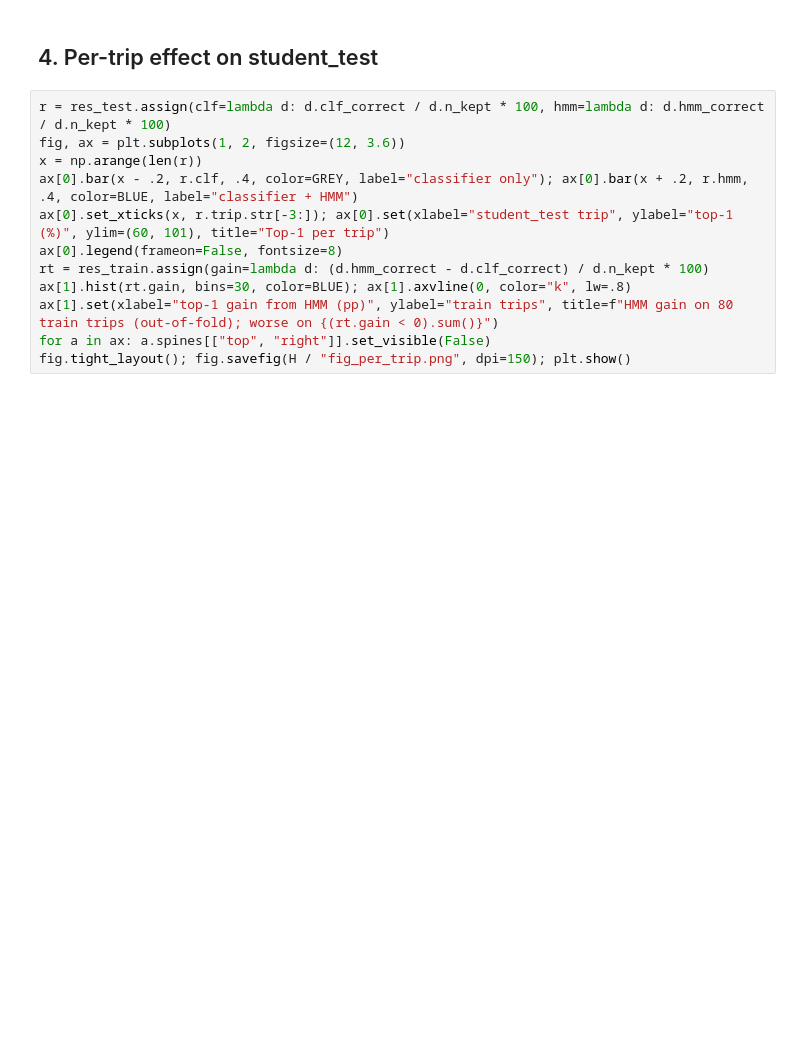
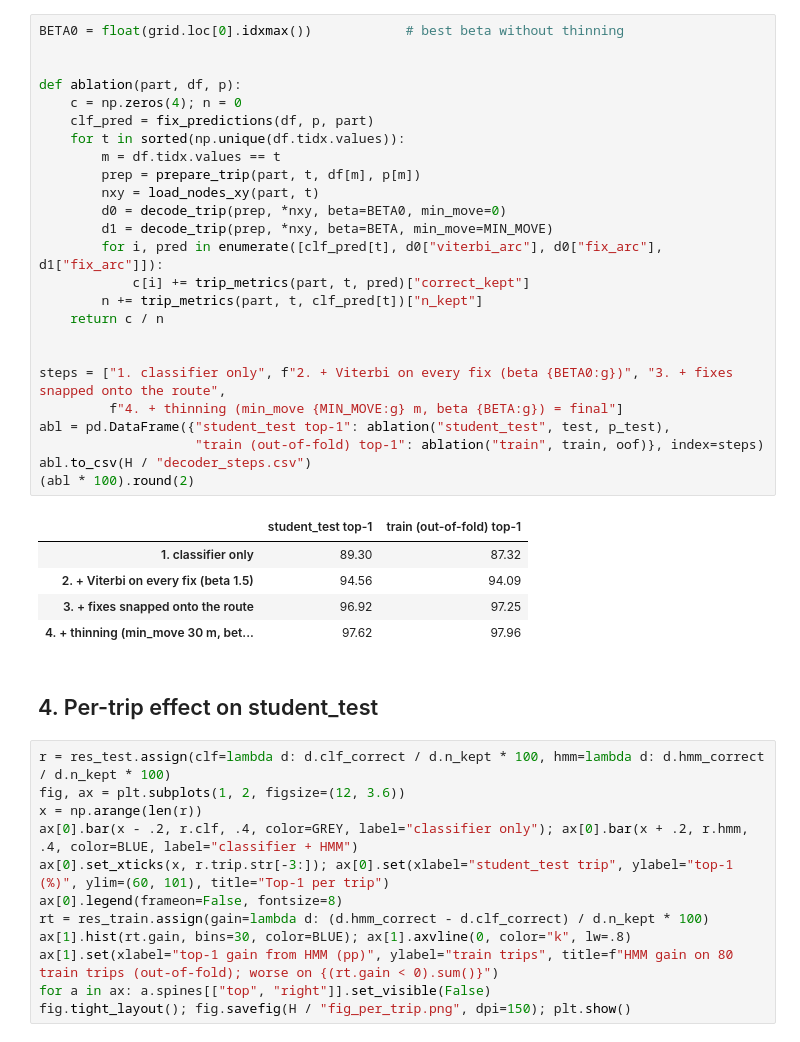
Before and after one commit to 8bitGuitar/ML-Hackathon, a Jupyter notebook: hmm_viterbi/hmm_viterbi.ipynb, the cells around one changed output. Saved outputs shown, nothing was run; the diff lists cells and outputs as text; blank space fills up the shorter version.

```diff
--- a/hmm_viterbi/hmm_viterbi.ipynb
+++ b/hmm_viterbi/hmm_viterbi.ipynb
@@ -175,3 +205,34 @@ S_train.round(4)
+# %%
+BETA0 = float(grid.loc[0].idxmax())            # best beta without thinning
+
+
+def ablation(part, df, p):
+    c = np.zeros(4); n = 0
+    clf_pred = fix_predictions(df, p, part)
+    for t in sorted(np.unique(df.tidx.values)):
+        m = df.tidx.values == t
+        prep = prepare_trip(part, t, df[m], p[m])
+        nxy = load_nodes_xy(part, t)
+        d0 = decode_trip(prep, *nxy, beta=BETA0, min_move=0)
+        d1 = decode_trip(prep, *nxy, beta=BETA, min_move=MIN_MOVE)
+        for i, pred in enumerate([clf_pred[t], d0["viterbi_arc"], d0["fix_arc"], d1["fix_arc"]]):
+            c[i] += trip_metrics(part, t, pred)["correct_kept"]
+        n += trip_metrics(part, t, clf_pred[t])["n_kept"]
+    return c / n
+
+
+steps = ["1. classifier only", f"2. + Viterbi on every fix (beta {BETA0:g})", "3. + fixes snapped onto the route",
+         f"4. + thinning (min_move {MIN_MOVE:g} m, beta {BETA:g}) = final"]
+abl = pd.DataFrame({"student_test top-1": ablation("student_test", test, p_test),
+                    "train (out-of-fold) top-1": ablation("train", train, oof)}, index=steps)
+abl.to_csv(H / "decoder_steps.csv")
+(abl * 100).round(2)
+# %% [output]
+|  | student_test top-1 | train (out-of-fold) top-1 |
+| 1. classifier only | 89.30 | 87.32 |
+| 2. + Viterbi on every fix (beta 1.5) | 94.56 | 94.09 |
+| 3. + fixes snapped onto the route | 96.92 | 97.25 |
+| 4. + thinning (min_move 30 m, bet... | 97.62 | 97.96 |
 # %% [markdown]
 ## 4. Per-trip effect on student_test
 # %%
```
Also changed, not shown: parts of 17 cells of this notebook, 28 other files.
